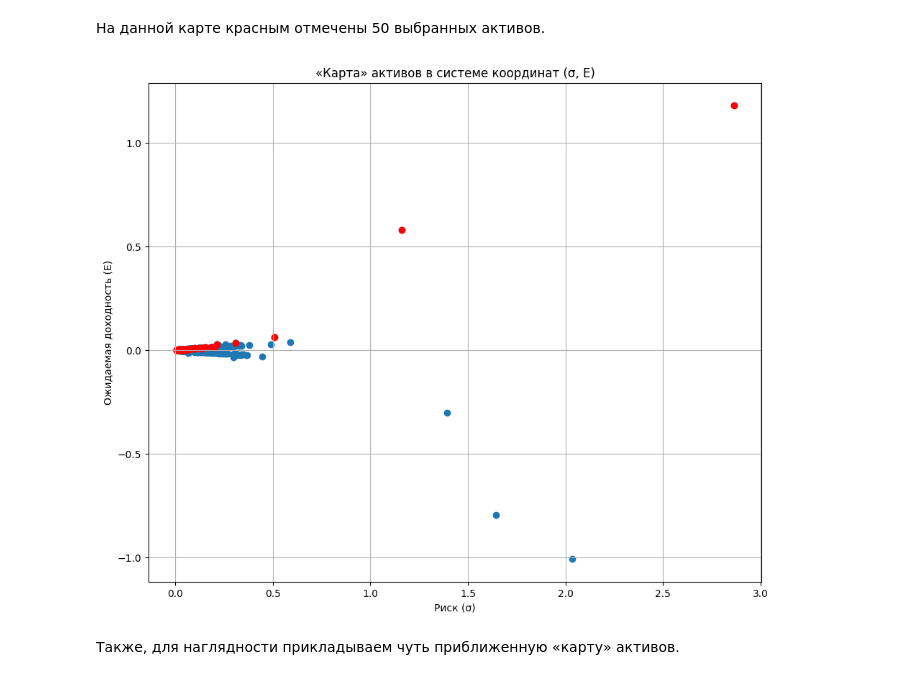
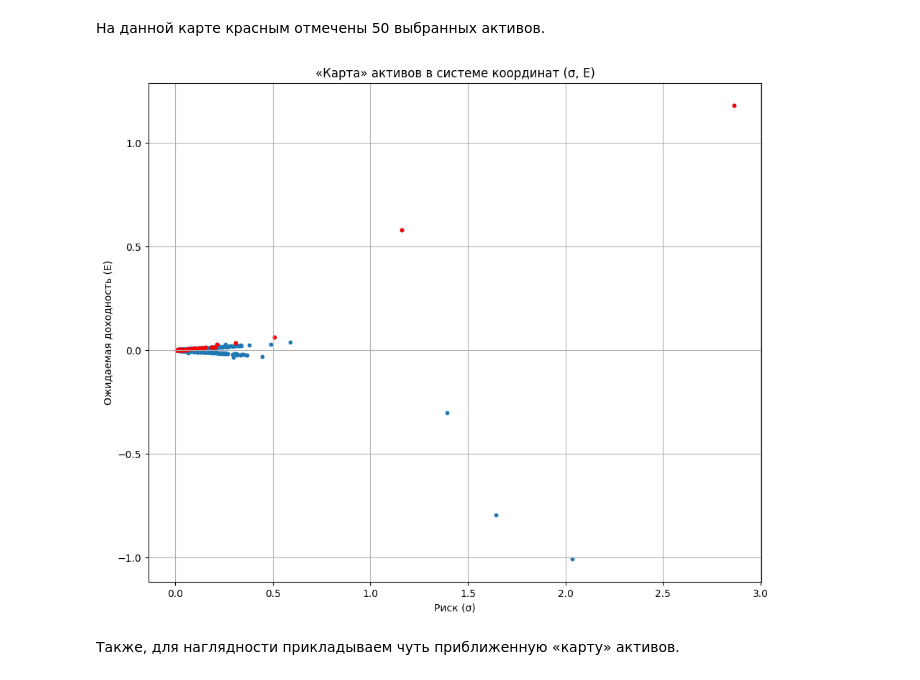
Before and after one commit to AkyLkaNastya/stock-market-analysis, a Jupyter notebook: Часть 2/report.ipynb, the cells around one changed output. Saved outputs shown, nothing was run; the diff lists cells and outputs as text; code cells hidden in the pictures.

```diff
--- a/Часть 2/report.ipynb
+++ b/Часть 2/report.ipynb
@@ -51,36 +51,36 @@ data = pd.read_csv('stock_data_2018.csv')
 tickers = data['Ticker'].unique()
 
 def find_E_n_sigma(data, tickers):
     expected_returns = {}
     risks = {}
 
     for ticker in tickers:
         risk = data[data['Ticker'] == ticker]['log_return'].std()
         expected_returns[ticker] = data[data['Ticker'] == ticker]['log_return'].mean()
         risks[ticker] = risk
 
     risk_and_return = pd.DataFrame({
         'Ticker': expected_returns.keys(),
         'E': expected_returns.values(),
         'σ': risks.values()
     })
 
     return risk_and_return
 
 risk_and_return = find_E_n_sigma(data, tickers)
 selected_risk_and_return = find_E_n_sigma(data, selected_tickers)
 
 # Построение карты активов в системе координат (σ, E)
 plt.figure(figsize=(11, 9))
-plt.scatter(risk_and_return['σ'], risk_and_return['E'])
-plt.scatter(selected_risk_and_return['σ'], selected_risk_and_return['E'], color='red')
+plt.scatter(risk_and_return['σ'], risk_and_return['E'], s=10)
+plt.scatter(selected_risk_and_return['σ'], selected_risk_and_return['E'], s=10, color='red')
 plt.title('«Карта» активов в системе координат (σ, E)')
 plt.xlabel('Риск (σ)')
 plt.ylabel('Ожидаемая доходность (E)')
 plt.grid()
 plt.show()
 # %% [output]
-[figure, old version]
+[figure, new version]
 # %% [markdown]
 Также, для наглядности прикладываем чуть приближенную «карту» активов.
 # %% [markdown]
```
Also changed, not shown: parts of 5 cells of this notebook, 4 other files.
